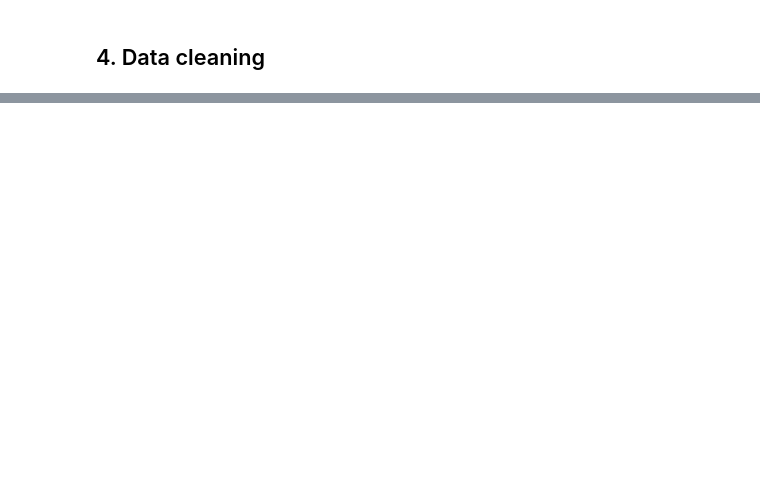
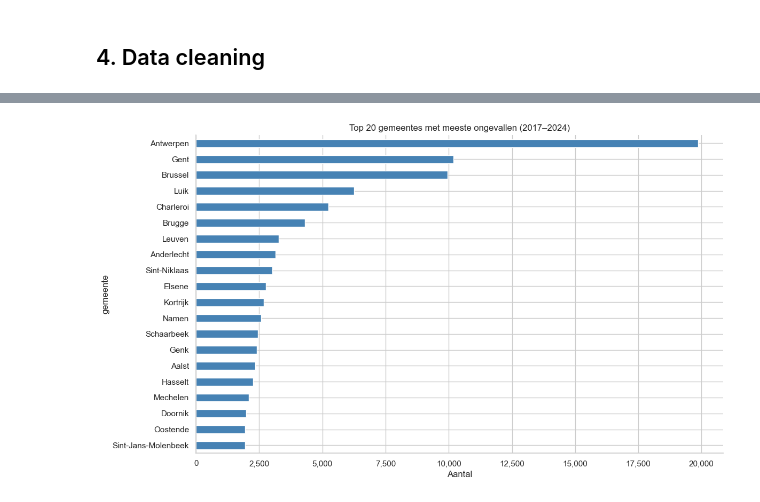
Before and after one commit to alex-ayibyan/verkeersongevallen-belgie, a Jupyter notebook: notebooks/01_exploratory_analysis.ipynb, the cells around one changed output, grey strips where cells are left out. Cells and saved outputs as stored; diff of their text form; code cells hidden in the pictures; blank space fills up the shorter version.

```diff
--- a/notebooks/01_exploratory_analysis.ipynb
+++ b/notebooks/01_exploratory_analysis.ipynb
@@ -71,0 +163,15 @@ df.head()
+# %%
+# Top 20 gemeentes
+gem_counts = df['gemeente'].value_counts().head(20)
+
+fig, ax = plt.subplots(figsize=(12, 7))
+gem_counts.plot(kind='barh', ax=ax, color='steelblue')
+ax.set_title('Top 20 gemeentes met meeste ongevallen (2017–2024)')
+ax.set_xlabel('Aantal')
+ax.invert_yaxis()
+ax.xaxis.set_major_formatter(mticker.FuncFormatter(lambda x, _: f'{int(x):,}'))
+plt.tight_layout()
+plt.savefig('../data/processed/plot_gemeentes.png', dpi=150, bbox_inches='tight')
+plt.show()
+# %% [output]
+[figure, added]
```
Also changed, not shown: parts of 33 cells of this notebook.
